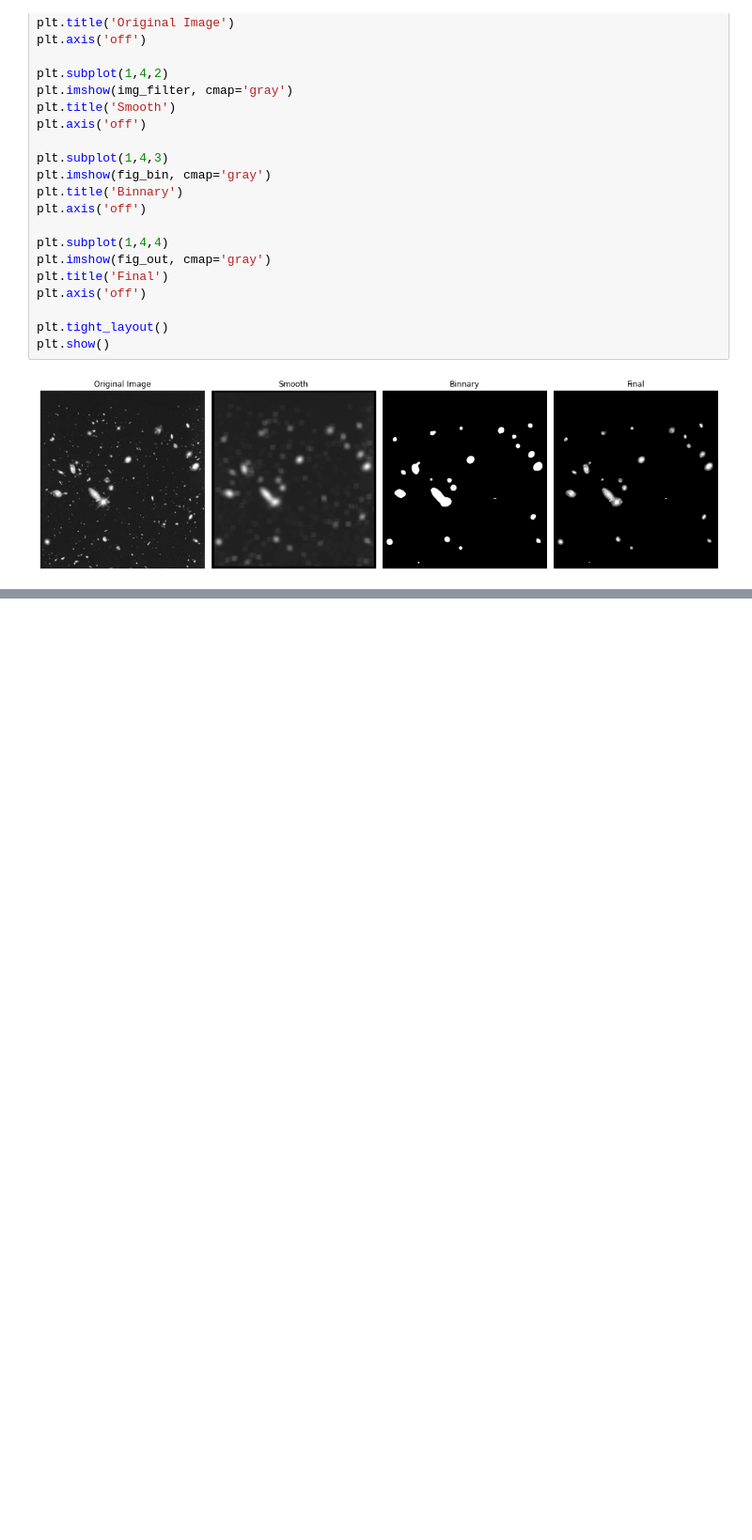
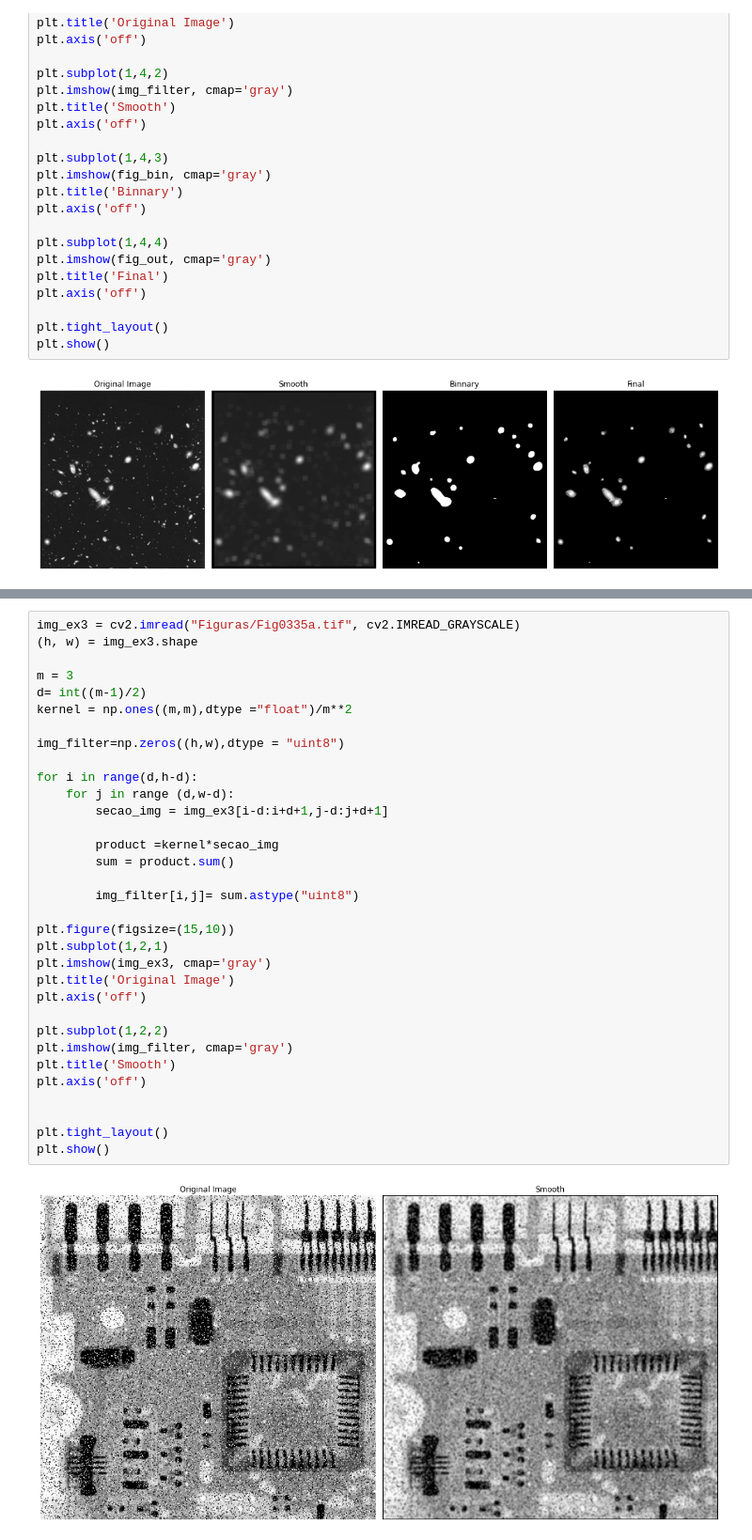
Before and after one commit to fekurita/MachineVision, a Jupyter notebook: Aula 5/Aula5.ipynb, the cells around one changed output, grey strips where cells are left out. Shown at 94% size. Drawn from its saved outputs; the diff is of its cells as text; blank space fills up the shorter version.

```diff
--- a/Aula 5/Aula5.ipynb
+++ b/Aula 5/Aula5.ipynb
@@ -90,0 +94,35 @@ plt.show()
+# %%
+img_ex3 = cv2.imread("Figuras/Fig0335a.tif", cv2.IMREAD_GRAYSCALE)
+(h, w) = img_ex3.shape
+
+m = 3
+d= int((m-1)/2)
+kernel = np.ones((m,m),dtype ="float")/m**2
+
+img_filter=np.zeros((h,w),dtype = "uint8")
+
+for i in range(d,h-d):
+    for j in range (d,w-d):
+        secao_img = img_ex3[i-d:i+d+1,j-d:j+d+1]
+
+        product =kernel*secao_img
+        sum = product.sum()
+
+        img_filter[i,j]= sum.astype("uint8")
+
+plt.figure(figsize=(15,10))
+plt.subplot(1,2,1)
+plt.imshow(img_ex3, cmap='gray')
+plt.title('Original Image')
+plt.axis('off')
+
+plt.subplot(1,2,2)
+plt.imshow(img_filter, cmap='gray')
+plt.title('Smooth')
+plt.axis('off')
+
+
+plt.tight_layout()
+plt.show()
+# %% [output]
+[figure, added]
```
Also changed, not shown: parts of 6 cells of this notebook, 1 other file.
